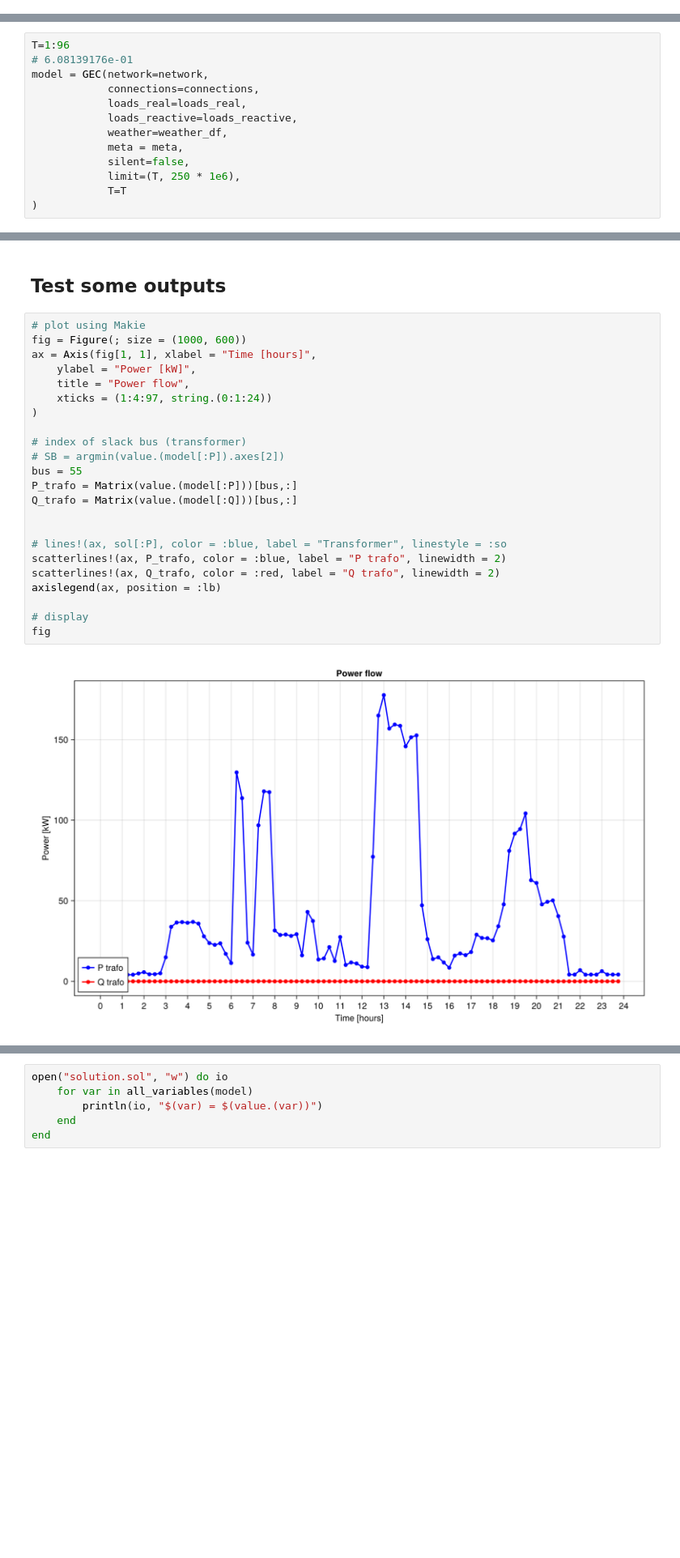
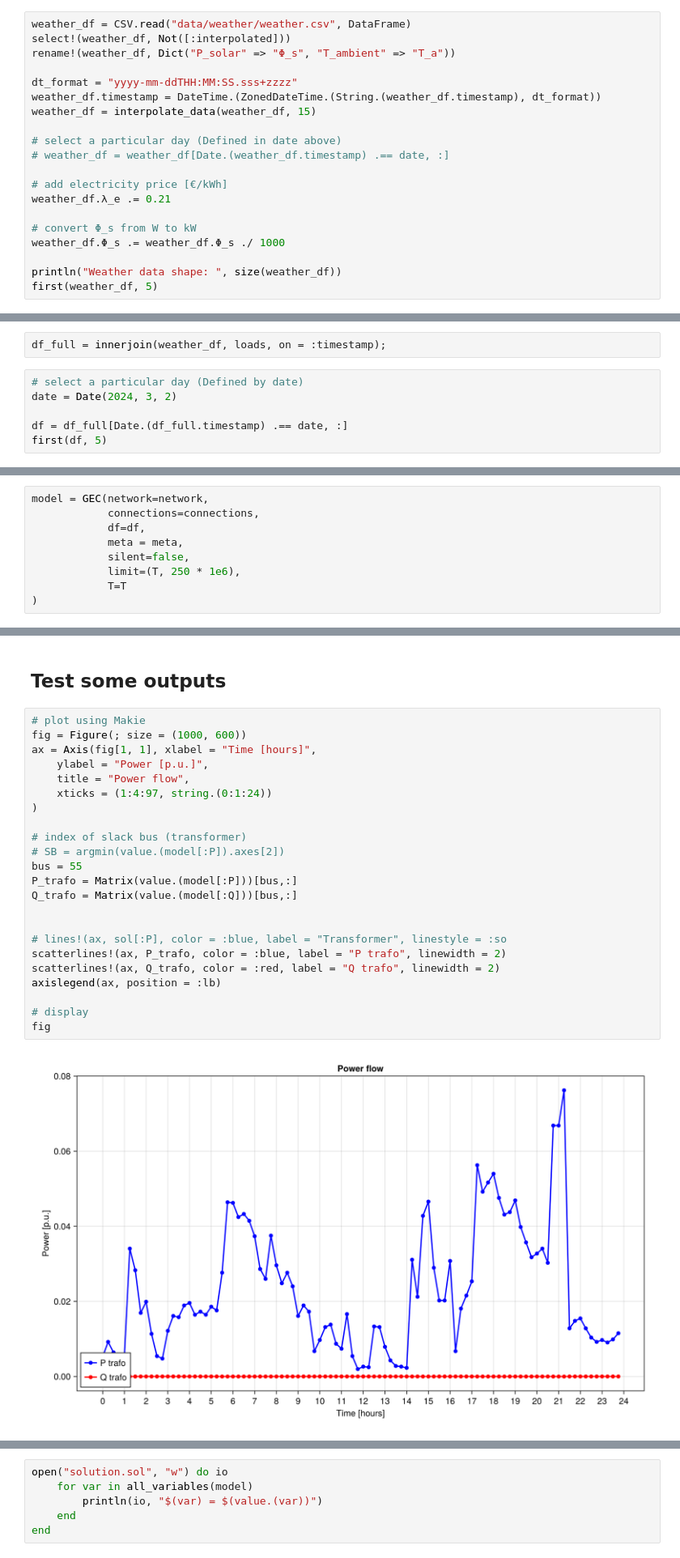
Before and after one commit to XinLiTue/Congestion-Management-based-on-Thermal-Comfort, a Jupyter notebook: OPF-jl.ipynb, the cells around one changed output, grey strips where cells are left out. Shown at 81% size. Drawn from its saved outputs; the diff is of its cells as text; blank space fills up the shorter version.

```diff
--- a/OPF-jl.ipynb
+++ b/OPF-jl.ipynb
@@ -92,0 +98,20 @@ first(loads_real, 5)
+# %%
+weather_df = CSV.read("data/weather/weather.csv", DataFrame)
+select!(weather_df, Not([:interpolated]))
+rename!(weather_df, Dict("P_solar" => "Φ_s", "T_ambient" => "T_a"))
+
+dt_format = "yyyy-mm-ddTHH:MM:SS.sss+zzzz"
+weather_df.timestamp = DateTime.(ZonedDateTime.(String.(weather_df.timestamp), dt_format))
+weather_df = interpolate_data(weather_df, 15)
+
+# select a particular day (Defined in date above)
+# weather_df = weather_df[Date.(weather_df.timestamp) .== date, :]
+
+# add electricity price [€/kWh]
+weather_df.λ_e .= 0.21
+
+# convert Φ_s from W to kW
+weather_df.Φ_s .= weather_df.Φ_s ./ 1000
+
+println("Weather data shape: ", size(weather_df))
+first(weather_df, 5)
@@ -92,0 +131,8 @@ first(loads_real, 5)
+# %%
+df_full = innerjoin(weather_df, loads, on = :timestamp);
+# %%
+# select a particular day (Defined by date)
+date = Date(2024, 3, 2)
+
+df = df_full[Date.(df_full.timestamp) .== date, :]
+first(df, 5)
@@ -259,11 +244,7 @@ ErrorException: No primal solution is available. You must provide a point at whi
 # %%
-T=1:96
-# 6.08139176e-01
 model = GEC(network=network,
             connections=connections,
-            loads_real=loads_real,
-            loads_reactive=loads_reactive,
-            weather=weather_df,
+            df=df,
             meta = meta,
             silent=false,
             limit=(T, 250 * 1e6),
@@ -305,28 +286,28 @@ A JuMP Model
 # %%
 # plot using Makie
 fig = Figure(; size = (1000, 600))
 ax = Axis(fig[1, 1], xlabel = "Time [hours]",
-    ylabel = "Power [kW]",
+    ylabel = "Power [p.u.]",
     title = "Power flow",
     xticks = (1:4:97, string.(0:1:24))
 )
 
 # index of slack bus (transformer)
 # SB = argmin(value.(model[:P]).axes[2])
 bus = 55
 P_trafo = Matrix(value.(model[:P]))[bus,:]
 Q_trafo = Matrix(value.(model[:Q]))[bus,:]
 
 
 # lines!(ax, sol[:P], color = :blue, label = "Transformer", linestyle = :so
 scatterlines!(ax, P_trafo, color = :blue, label = "P trafo", linewidth = 2)
 scatterlines!(ax, Q_trafo, color = :red, label = "Q trafo", linewidth = 2)
 axislegend(ax, position = :lb)
 
 # display
 fig
 # %% [output]
-[figure, old version]
+[figure, new version]
 # %%
 # line currents
 fig = Figure(; size = (1000, 600))
```
Also changed, not shown: parts of 26 cells of this notebook, 6 other files.
